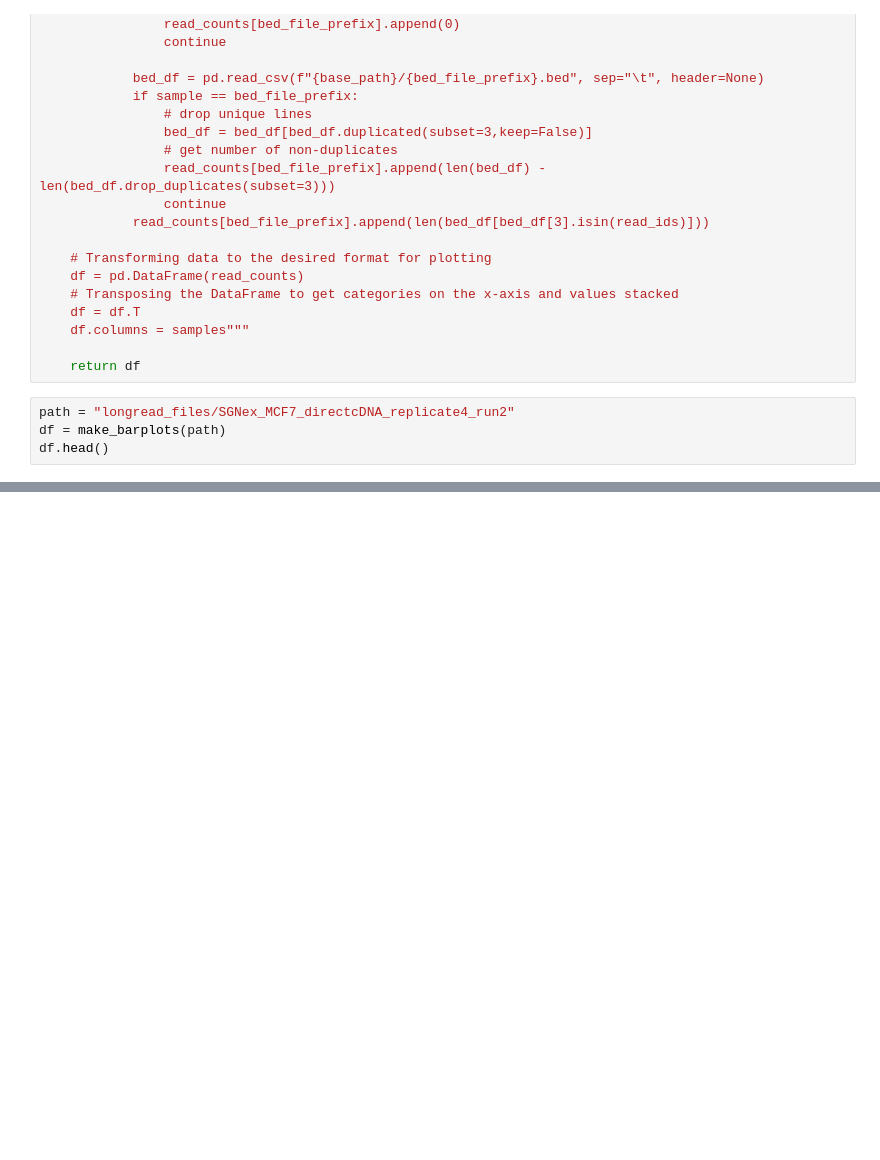
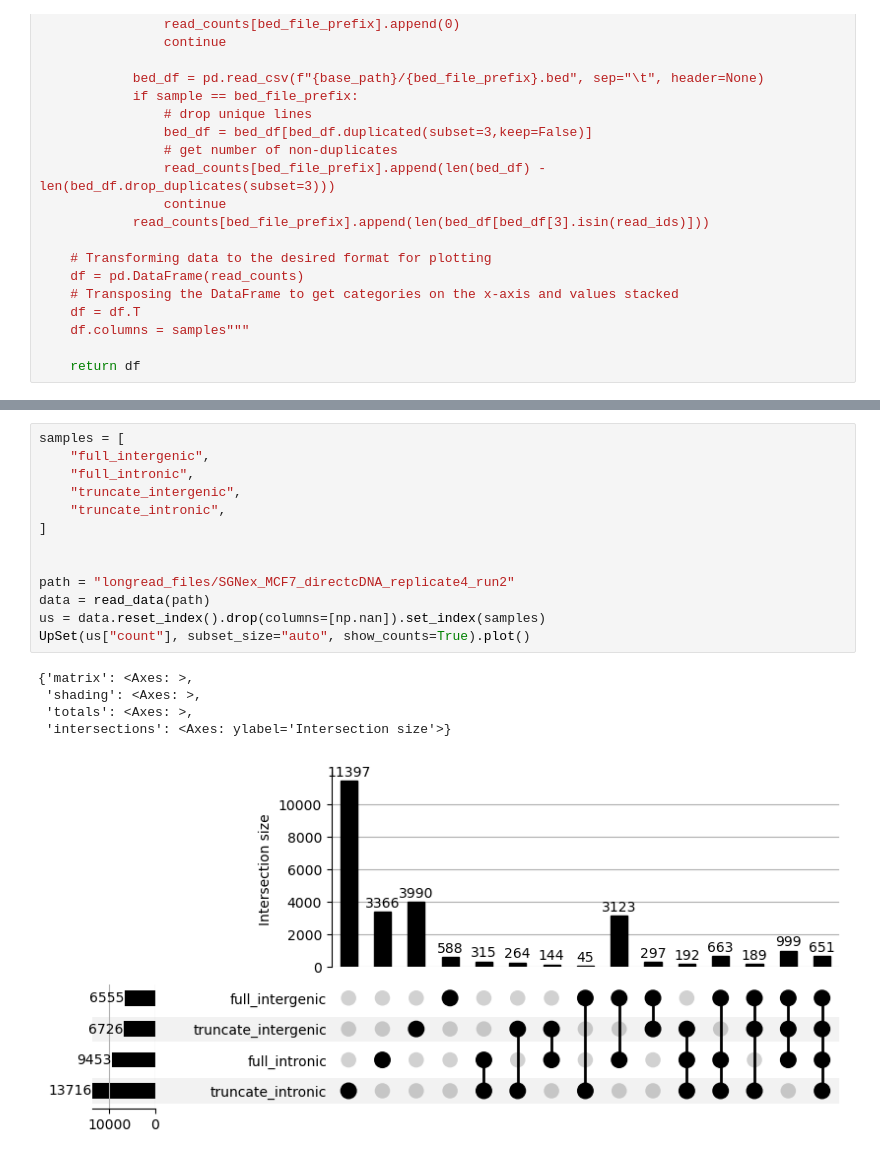
Before and after one commit to gage-lab/bulk_te_bench, a Jupyter notebook: analysis/multimapping_analysis.ipynb, the cells around one changed output, grey strips where cells are left out. Drawn from its saved outputs; the diff is of its cells as text; blank space fills up the shorter version.

Commit message:
add new plots and counter

```diff
--- a/analysis/multimapping_analysis.ipynb
+++ b/analysis/multimapping_analysis.ipynb
@@ -574,7 +567,3 @@ def read_data(base_path):
 	df.columns = samples"""
 
     return df
-# %%
-path = "longread_files/SGNex_MCF7_directcDNA_replicate4_run2"
-df = make_barplots(path)
-df.head()
@@ -586,0 +663,19 @@ df.head()
+# %%
+samples = [
+    "full_intergenic",
+    "full_intronic",
+    "truncate_intergenic",
+    "truncate_intronic",
+]
+
+
+path = "longread_files/SGNex_MCF7_directcDNA_replicate4_run2"
+data = read_data(path)
+us = data.reset_index().drop(columns=[np.nan]).set_index(samples)
+UpSet(us["count"], subset_size="auto", show_counts=True).plot()
+# %% [output]
+{'matrix': <Axes: >,
+ 'shading': <Axes: >,
+ 'totals': <Axes: >,
+ 'intersections': <Axes: ylabel='Intersection size'>}
+[figure, added]
```
Also changed, not shown: parts of 13 cells of this notebook.
